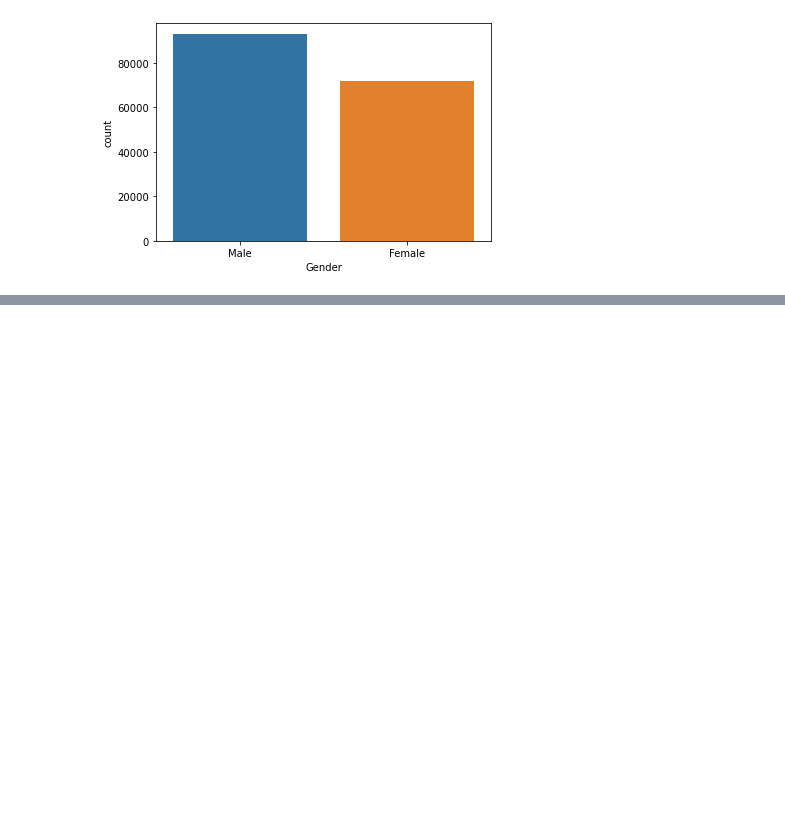
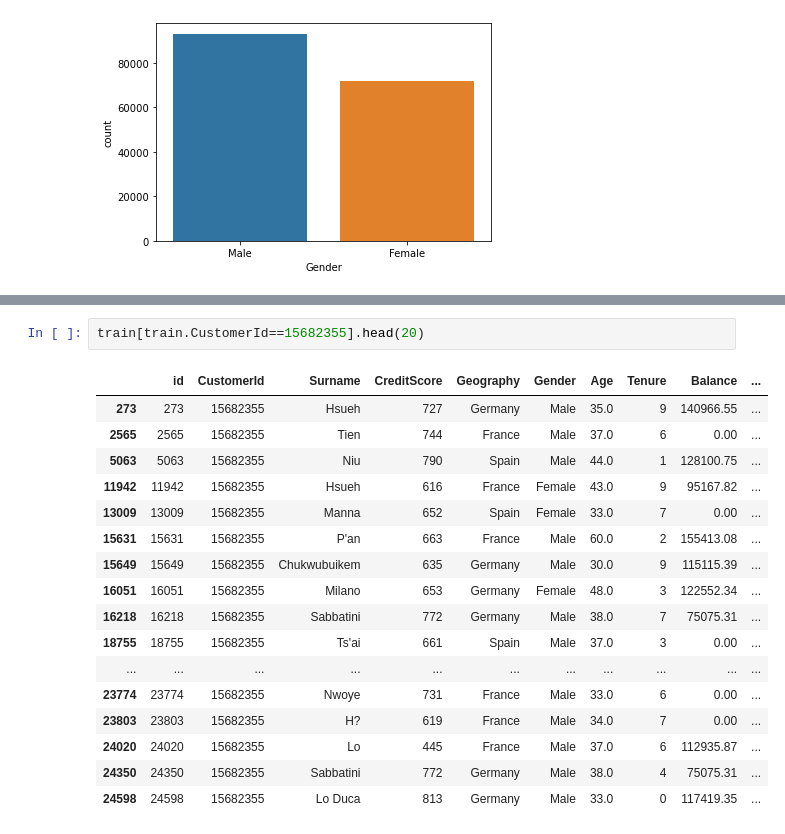
Before and after one commit to ANYANTUDRE/Binary-Classification-with-a-Bank-Churn-Dataset, a Jupyter notebook: notebooks/data_exploration.ipynb, the cells around one changed output, grey strips where cells are left out. Cells and saved outputs as stored; diff of their text form; blank space fills up the shorter version.

```diff
--- a/notebooks/data_exploration.ipynb
+++ b/notebooks/data_exploration.ipynb
@@ -98,0 +239,20 @@ plt.show()
+# %%
+train[train.CustomerId==15682355].head(20)
+# %% [output]
+|  | id | CustomerId | Surname | CreditScore | Geography | Gender | Age | Tenure | Balance | ... |
+| 273 | 273 | 15682355 | Hsueh | 727 | Germany | Male | 35.0 | 9 | 140966.55 | ... |
+| 2565 | 2565 | 15682355 | Tien | 744 | France | Male | 37.0 | 6 | 0.00 | ... |
+| 5063 | 5063 | 15682355 | Niu | 790 | Spain | Male | 44.0 | 1 | 128100.75 | ... |
+| 11942 | 11942 | 15682355 | Hsueh | 616 | France | Female | 43.0 | 9 | 95167.82 | ... |
+| 13009 | 13009 | 15682355 | Manna | 652 | Spain | Female | 33.0 | 7 | 0.00 | ... |
+| 15631 | 15631 | 15682355 | P'an | 663 | France | Male | 60.0 | 2 | 155413.08 | ... |
+| 15649 | 15649 | 15682355 | Chukwubuikem | 635 | Germany | Male | 30.0 | 9 | 115115.39 | ... |
+| 16051 | 16051 | 15682355 | Milano | 653 | Germany | Female | 48.0 | 3 | 122552.34 | ... |
+| 16218 | 16218 | 15682355 | Sabbatini | 772 | Germany | Male | 38.0 | 7 | 75075.31 | ... |
+| 18755 | 18755 | 15682355 | Ts'ai | 661 | Spain | Male | 37.0 | 3 | 0.00 | ... |
+| ... | ... | ... | ... | ... | ... | ... | ... | ... | ... | ... |
+| 23774 | 23774 | 15682355 | Nwoye | 731 | France | Male | 33.0 | 6 | 0.00 | ... |
+| 23803 | 23803 | 15682355 | H? | 619 | France | Male | 34.0 | 7 | 0.00 | ... |
+| 24020 | 24020 | 15682355 | Lo | 445 | France | Male | 37.0 | 6 | 112935.87 | ... |
+| 24350 | 24350 | 15682355 | Sabbatini | 772 | Germany | Male | 38.0 | 4 | 75075.31 | ... |
+| 24598 | 24598 | 15682355 | Lo Duca | 813 | Germany | Male | 33.0 | 0 | 117419.35 | ... |
```
Also changed, not shown: parts of 12 cells of this notebook, 46 other files.
